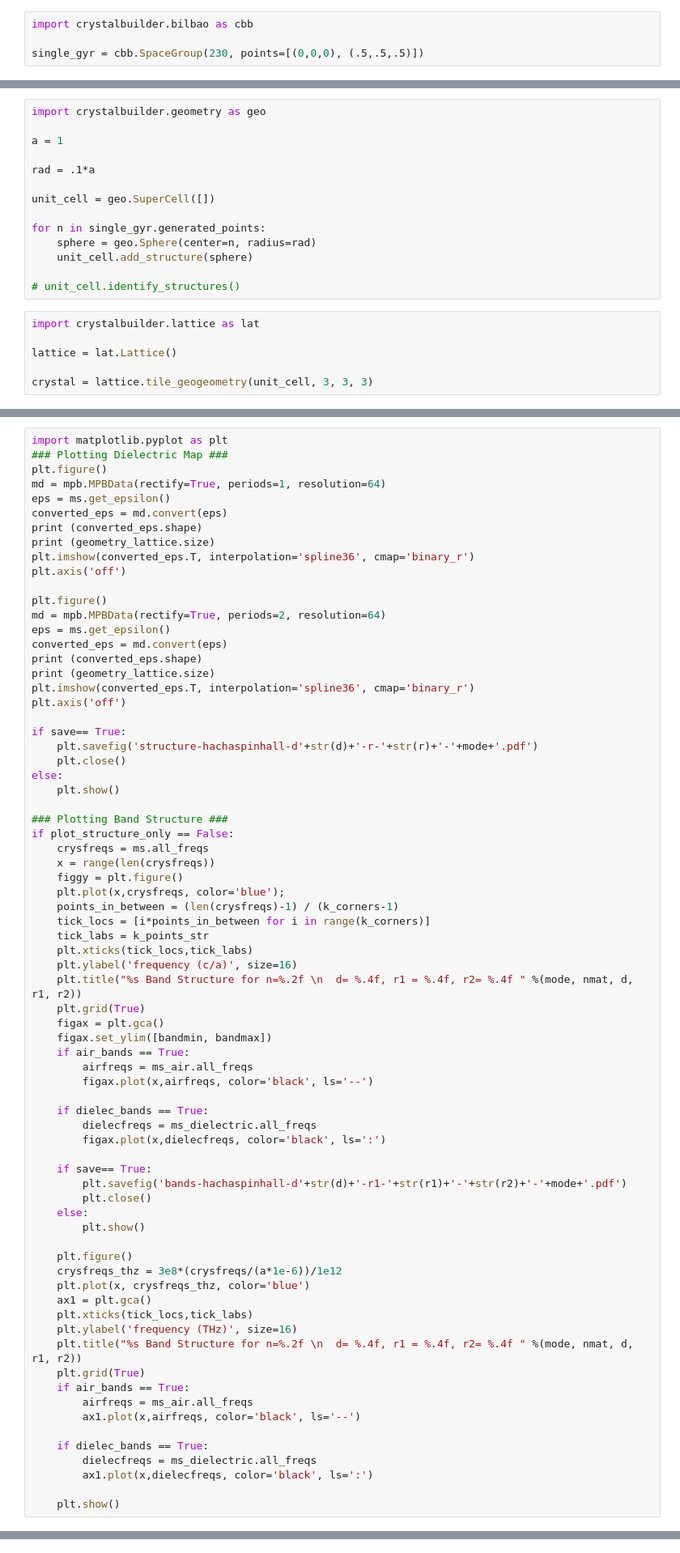
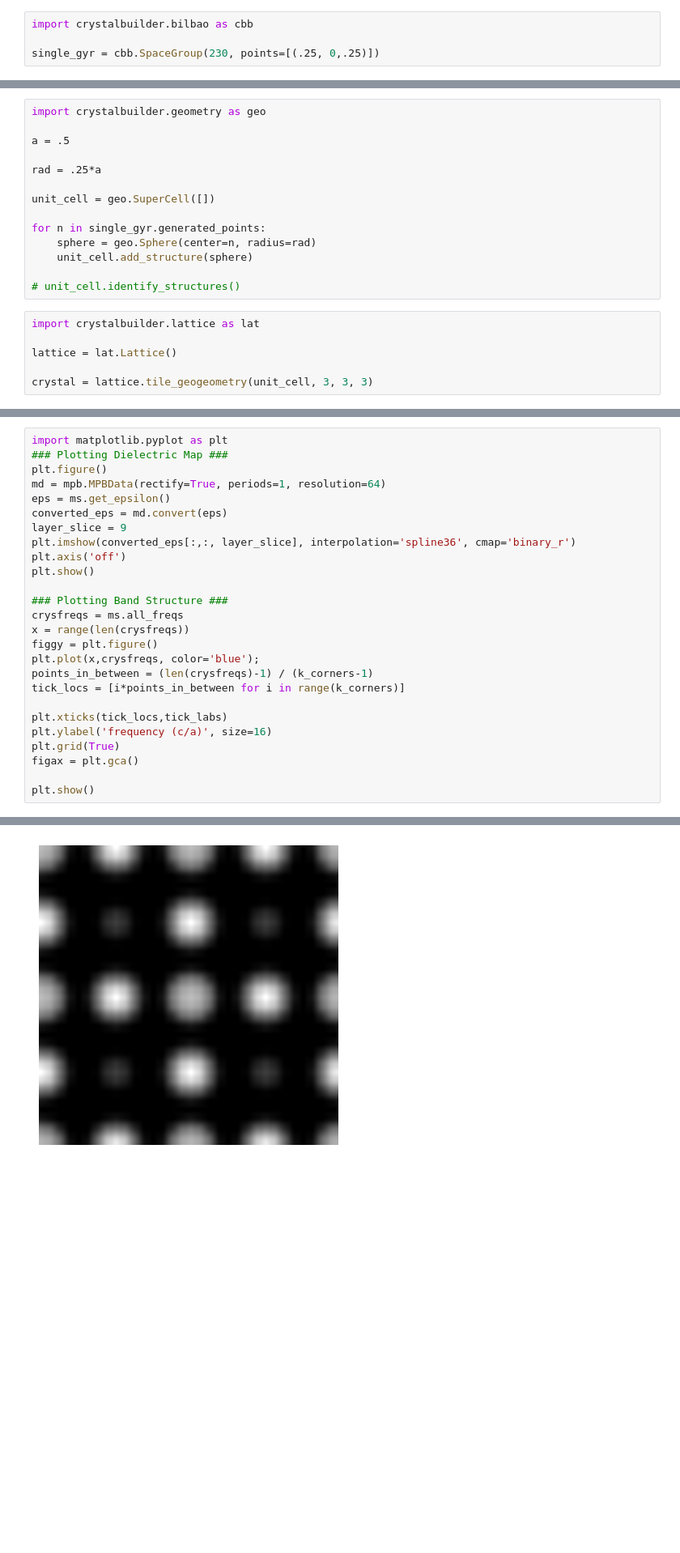
Before and after one commit to bhacha/crystalbuilder, a Jupyter notebook: examples/BilbaoGyroidExample.ipynb, the cells around one changed output, grey strips where cells are left out. Shown at 81% size. Cells and saved outputs as stored; diff of their text form; blank space fills up the shorter version.

```diff
--- a/examples/BilbaoGyroidExample.ipynb
+++ b/examples/BilbaoGyroidExample.ipynb
@@ -3,7 +3,7 @@ We're going to be building a structure inspired by the symmetry of the gyroid sh
 # %%
 import crystalbuilder.bilbao as cbb
 
-single_gyr = cbb.SpaceGroup(230, points=[(0,0,0), (.5,.5,.5)])
+single_gyr = cbb.SpaceGroup(230, points=[(.25, 0,.25)])
 # %% [markdown]
 The above cell imports the bilbao module and pulls the generators/symmetry operations from the server. With the initial points specified, the single_gyr object now contains all of the points in the unit cell.
 
@@ -11,9 +11,9 @@ We need to build this unit cell using the geometry functions in crystalbuilder's
 # %%
 import crystalbuilder.geometry as geo
 
-a = 1
+a = .5
 
-rad = .1*a
+rad = .25*a
 
 unit_cell = geo.SuperCell([])
 
@@ -77,69 +92,23 @@ plt.figure()
 md = mpb.MPBData(rectify=True, periods=1, resolution=64)
 eps = ms.get_epsilon()
 converted_eps = md.convert(eps)
-print (converted_eps.shape)
-print (geometry_lattice.size)
-plt.imshow(converted_eps.T, interpolation='spline36', cmap='binary_r')
+layer_slice = 9
+plt.imshow(converted_eps[:,:, layer_slice], interpolation='spline36', cmap='binary_r')
 plt.axis('off')
-
-plt.figure()
-md = mpb.MPBData(rectify=True, periods=2, resolution=64)
-eps = ms.get_epsilon()
-converted_eps = md.convert(eps)
-print (converted_eps.shape)
-print (geometry_lattice.size)
-plt.imshow(converted_eps.T, interpolation='spline36', cmap='binary_r')
-plt.axis('off')
-
-if save== True:
-    plt.savefig('structure-hachaspinhall-d'+str(d)+'-r-'+str(r)+'-'+mode+'.pdf')
-    plt.close()
-else:
-    plt.show()
+plt.show()
 
 ### Plotting Band Structure ###
-if plot_structure_only == False:
-    crysfreqs = ms.all_freqs
-    x = range(len(crysfreqs))
-    figgy = plt.figure()
-    plt.plot(x,crysfreqs, color='blue');
-    points_in_between = (len(crysfreqs)-1) / (k_corners-1)
-    tick_locs = [i*points_in_between for i in range(k_corners)]
-    tick_labs = k_points_str
-    plt.xticks(tick_locs,tick_labs)
-    plt.ylabel('frequency (c/a)', size=16)
-    plt.title("%s Band Structure for n=%.2f \n  d= %.4f, r1 = %.4f, r2= %.4f " %(mode, nmat, d, r1, r2))
-    plt.grid(True)
-    figax = plt.gca()
-    figax.set_ylim([bandmin, bandmax])
-    if air_bands == True:
-        airfreqs = ms_air.all_freqs
-        figax.plot(x,airfreqs, color='black', ls='--')
+crysfreqs = ms.all_freqs
+x = range(len(crysfreqs))
+figgy = plt.figure()
+plt.plot(x,crysfreqs, color='blue');
+points_in_between = (len(crysfreqs)-1) / (k_corners-1)
+tick_locs = [i*points_in_between for i in range(k_corners)]
 
-    if dielec_bands == True:
-        dielecfreqs = ms_dielectric.all_freqs
-        figax.plot(x,dielecfreqs, color='black', ls=':')
+plt.xticks(tick_locs,tick_labs)
+plt.ylabel('frequency (c/a)', size=16)
+plt.grid(True)
+figax = plt.gca()
 
-    if save== True:
-        plt.savefig('bands-hachaspinhall-d'+str(d)+'-r1-'+str(r1)+'-'+str(r2)+'-'+mode+'.pdf')
-        plt.close()
-    else:
-        plt.show()
-
-    plt.figure()
-    crysfreqs_thz = 3e8*(crysfreqs/(a*1e-6))/1e12
-    plt.plot(x, crysfreqs_thz, color='blue')
-    ax1 = plt.gca()
-    plt.xticks(tick_locs,tick_labs)
-    plt.ylabel('frequency (THz)', size=16)
-    plt.title("%s Band Structure for n=%.2f \n  d= %.4f, r1 = %.4f, r2= %.4f " %(mode, nmat, d, r1, r2))
-    plt.grid(True)
-    if air_bands == True:
-        airfreqs = ms_air.all_freqs
-        ax1.plot(x,airfreqs, color='black', ls='--')
-
-    if dielec_bands == True:
-        dielecfreqs = ms_dielectric.all_freqs
-        ax1.plot(x,dielecfreqs, color='black', ls=':')
-
-    plt.show()
+plt.show()
+# %% [output]
@@ -145,0 +117 @@ if plot_structure_only == False:
+[figure, added]
```
Also changed, not shown: parts of 2 cells of this notebook.
